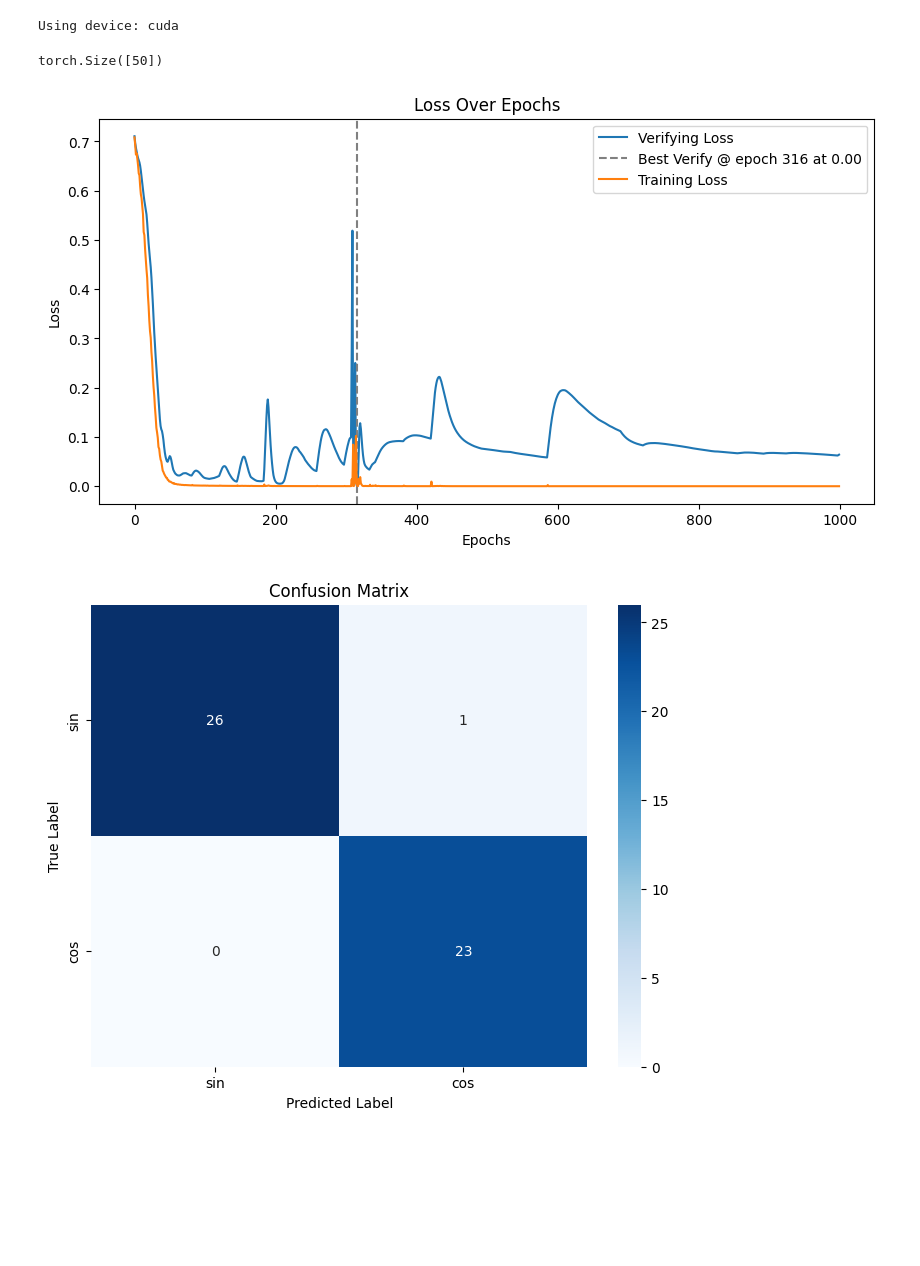
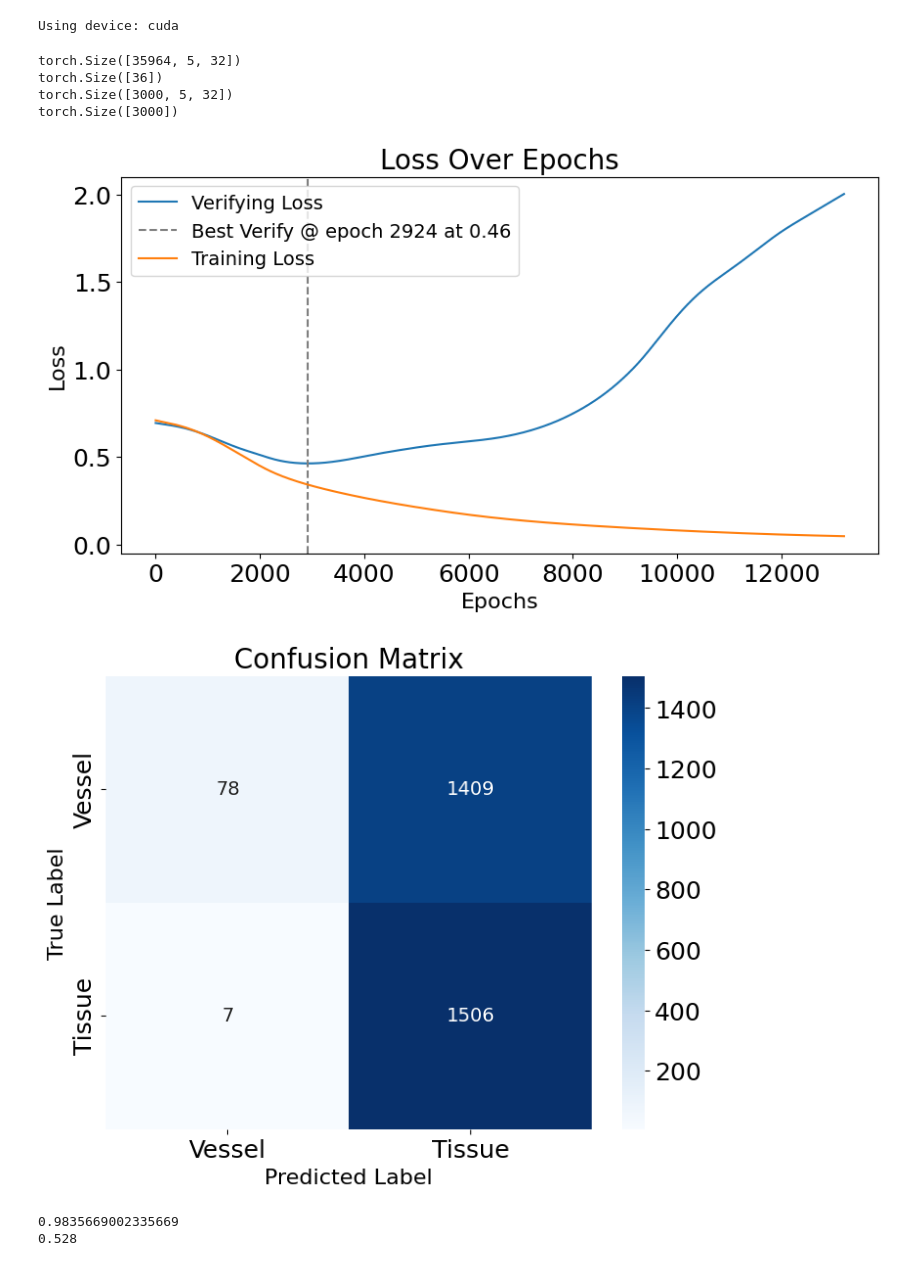
Before and after one commit to XiongStony/data_analyse, a Jupyter notebook: Niryo-robot-test/try_attention.ipynb, the cells around one changed output. Drawn from its saved outputs; the diff is of its cells as text; code cells hidden in the pictures; blank space fills up the shorter version.

Commit message:
modified:   Niryo-robot-test/try_attention.ipynb 	modified:   bloodmeat_CNN.ipynb 	modified:   myMLlib.py 	modified:   Niryo-robot-test/__pycache__/myMLlib.cpython-313.pyc

```diff
--- a/Niryo-robot-test/try_attention.ipynb
+++ b/Niryo-robot-test/try_attention.ipynb
@@ -103,5 +226,8 @@ print(y_r.shape)
 # %%
-Xtrain,Xtest,ytrain,ytest = train_test_split(X,y,random_state=42)
-print(Xtrain.shape)
-print(ytrain.shape)
+X_train,X_test,y_train,y_test = train_test_split(X, y, test_size=0.001)
+print(X_train.shape)
+print(y_train.shape)
+X_ver,X_te,y_ver,y_te = train_test_split(X_r, y_r, test_size=0.5)
+print(X_ver.shape)
+print(y_ver.shape)
 # %% [output]
@@ -142,9 +273,25 @@ optimizer = optim.AdamW(model.parameters())
 # %%
-X_train_tensor = torch.tensor(Xtrain, dtype=torch.float32).to(device)
-y_train_tensor = torch.tensor(ytrain, dtype=torch.long).squeeze().to(device)
-X_test_tensor = torch.tensor(Xtest, dtype=torch.float32).to(device)
-y_test_tensor = torch.tensor(ytest, dtype=torch.long).squeeze().to(device)
+X_train_tensor = torch.tensor(X_train, dtype=torch.float32).to(device)
+y_train_tensor = torch.tensor(y_train, dtype=torch.long).squeeze().to(device)
+X_test_tensor = torch.tensor(X_test, dtype=torch.float32).to(device)
+y_test_tensor = torch.tensor(y_test, dtype=torch.long).squeeze().to(device)
+X_ver_tensor = torch.tensor(X_ver, dtype=torch.float32).to(device)
+y_ver_tensor = torch.tensor(y_ver, dtype=torch.long).squeeze().to(device)
+X_te_tensor = torch.tensor(X_te, dtype=torch.float32).to(device)
+y_te_tensor = torch.tensor(y_te, dtype=torch.long).squeeze().to(device)
+print(X_train_tensor.shape)
 print(y_test_tensor.shape)
+print(X_te_tensor.shape)
+print(y_te_tensor.shape)
 # %% [output]
-torch.Size([50])
+torch.Size([35964, 5, 32])
+torch.Size([36])
+torch.Size([3000, 5, 32])
+torch.Size([3000])
+# %%
+model = TinyClassifier(X_train.shape[-1],num_classes=2,num_heads=2).to(device)
+class_weights,_ = rebalance_weight(y_train)
+criterion = nn.CrossEntropyLoss(weight=class_weights.to(device))
+optimizer = optim.AdamW(model.parameters(), lr=1e-5)
+set_seed(44)
 # %%
@@ -156,27 +303,40 @@ verify_loader = DataLoader(verify_dataset, batch_size=100, shuffle=False)
 # %%
-model,train_losses,verify_losses = batch_train(
-                                        model=model,num_epochs=1000,
+# model,train_losses,verify_losses = batch_train(
+#                                         model=model,num_epochs=2000,
+#                                         criterion=criterion,
+#                                         optimizer=optimizer,
+#                                         train_loader=train_loader,
+#                                         verify_loader=verify_loader
+#                                     )
+model,train_losses,verify_losses = full_batch_train(
+                                        model=model,num_epochs=13202,
                                         criterion=criterion,
                                         optimizer=optimizer,
-                                        train_loader=train_loader,
-                                        verify_loader=verify_loader
+                                        X_train_tensor=X_train_tensor,
+                                        X_r_ver_tensor=X_ver_tensor,
+                                        y_train_tensor=y_train_tensor,
+                                        y_r_ver_tensor=y_ver_tensor
                                     )
 # %%
 # Evaluate the model
 model.eval()
 with torch.no_grad():
-    test_outputs = model(X_test_tensor)
+    test_outputs = model(X_te_tensor)
     train_outputs = model(X_train_tensor)
     _, predicted = torch.max(test_outputs, 1)
     _, predicted_train = torch.max(train_outputs, 1)
     predicted_np = predicted.cpu().numpy()
     predicted_np_train = predicted_train.cpu().numpy()
-    accuracy_train = accuracy_score(ytrain,predicted_np_train)
-    accuracy = accuracy_score(ytest, predicted_np)
-    cm = confusion_matrix(ytest, predicted_np)
+    accuracy_train = accuracy_score(y_train,predicted_np_train)
+    accuracy = accuracy_score(y_te, predicted_np)
+    cm = confusion_matrix(y_te, predicted_np)
 # %%
 plt_loss(train_losses=train_losses,verifying_losses=verify_losses)
-plt_confusion(cm, ['sin', 'cos'])
+plt_confusion(cm, materials)
+print(accuracy_train)
+print(accuracy)
 # %% [output]
-[figure, old version]
+[figure, new version]
-[figure, old version]
+[figure, new version]
+0.9835669002335669
+0.528
```
Also changed, not shown: parts of 23 cells of this notebook, 2 other files.
